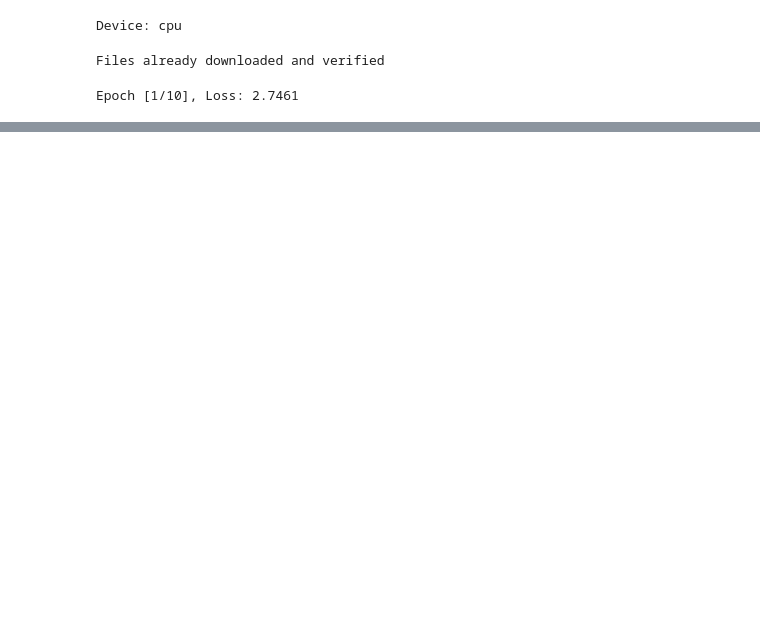
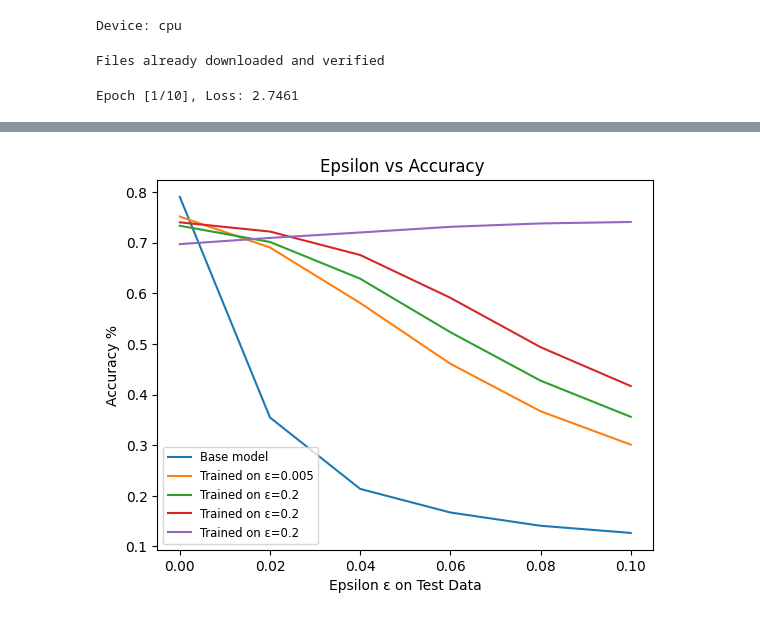
Before and after one commit to bliutech/adversarial-networks, a Jupyter notebook: rnn.ipynb, the cells around one changed output, grey strips where cells are left out. Cells and saved outputs as stored; diff of their text form; code cells hidden in the pictures; blank space fills up the shorter version.

```diff
--- a/rnn.ipynb
+++ b/rnn.ipynb
@@ -198,7 +198,8 @@ BASE_MODEL_PATH = "./models/cnn-lstm.pth"
 base_model = CNNLSTM().to(device)
 base_model.load_state_dict(torch.load(BASE_MODEL_PATH))
 EPOCHS = 10
-EPSILONS =  [0.005, 0.01, 0.015, 0.2]
+# EPSILONS =  [0.005, 0.01, 0.015, 0.2]
+EPSILONS =  [0.01, 0.015, 0.2]
 # %%
 test_dataset = datasets.CIFAR10(root='./data', train=False, transform=transform)
 test_loader = torch.utils.data.DataLoader(dataset=test_dataset, batch_size=64, shuffle=True)
@@ -214,7 +215,7 @@ class FGSMTransform:
     def __init__(self, epsilon=0.005, prob=1):
         self.epsilon = epsilon
         self.model = CNNLSTM().to(torch.device("cuda" if torch.cuda.is_available() else "cpu"))
-        self.model.load_state_dict(torch.load("./models/cnn-lstm-batchsize1.pth"))
+        self.model.load_state_dict(torch.load("./models/cnn-lstm.pth"))
         self.criterion = torch.nn.CrossEntropyLoss()
         self.prob = prob #probability of applying fgsm on an image
         self.device = torch.device("cuda" if torch.cuda.is_available() else "cpu")
@@ -225,13 +226,12 @@ class FGSMTransform:
             return x
         #if we process a single image instead of batch, we need to add a fourth dimension as the batch dimension
         x = x.unsqueeze(0)
-        labels = labels.unsqueeze(0)
         x = x.to(self.device)
         x.requires_grad = True
 
         # forward, backward pass to calculate gradient
         output = self.model(x)
-        loss = self.criterion(output, labels)
+        loss = self.criterion(output, labels.unsqueeze(0))
         self.model.zero_grad()
         loss.backward()
 
@@ -242,7 +242,7 @@ class FGSMTransform:
         sign_data_grad = data_grad.sign()
         perturbed_images = x + self.epsilon * sign_data_grad
         perturbed_images = torch.clamp(perturbed_images, 0, 1)
-        return perturbed_images.squeeze()
+        return perturbed_images.squeeze(0)
 
 class ToTensor:
     """Convert ndarrays in sample to Tensors. Works the same as transforms.ToTensor() but includes labels"""
@@ -250,17 +250,18 @@ class ToTensor:
         x, label = sample
         return (transforms.functional.to_tensor(x), torch.from_numpy(np.array(label)))
 # %%
-def compare_test(base_path):
+def compare_test(base_path, eps=EPSILONS):
     """given ~two~ ONE model (changed from before), compare how they do under different epsilons of fgsm attack"""
     #testing our trained model
-    base_model = CNN().to(device)
+    base_model = CNNLSTM().to(device)
     base_model.load_state_dict(torch.load(base_path))
+    base_model.eval()
 
     criterion = torch.nn.CrossEntropyLoss()
 
     accuracies = []
     losses = []
-    for e in EPSILONS:
+    for e in eps:
         transform_fgsm = transforms.Compose([
                 ToTensor(),
                 FGSMTransform(epsilon=e) #epsilon
@@ -330,0 +348,15 @@ plt.show()
+# %%
+additional_epsilons = [0, 0.02,0.04,0.06,0.08,0.1]
+plt.title("Epsilon vs Accuracy ")
+a, l = compare_test("./models/cnn-lstm.pth",additional_epsilons)
+plt.plot(additional_epsilons,a, "-",label="Base model")
+a, l = compare_test("./models/cnn-lstm_fgsm005.pth",additional_epsilons)
+plt.plot(additional_epsilons, a, "-",label="Trained on \u03B5="+str(0.005))
+for e in EPSILONS:
+    a, l = compare_test("./models/cnn-lstm_fgsm"+str(e)[2:]+".pth", additional_epsilons)
+    plt.plot(additional_epsilons, a, "-",label="Trained on \u03B5="+str(e))
+plt.xlabel("Epsilon \u03B5 on Test Data")
+plt.ylabel("Accuracy %")
+plt.legend(loc="lower left", fontsize='small')
+plt.show()
+# %% [output]
@@ -330,0 +380 @@ plt.show()
+[figure, added]
```
Also changed, not shown: parts of 8 cells of this notebook, 6 other files.
